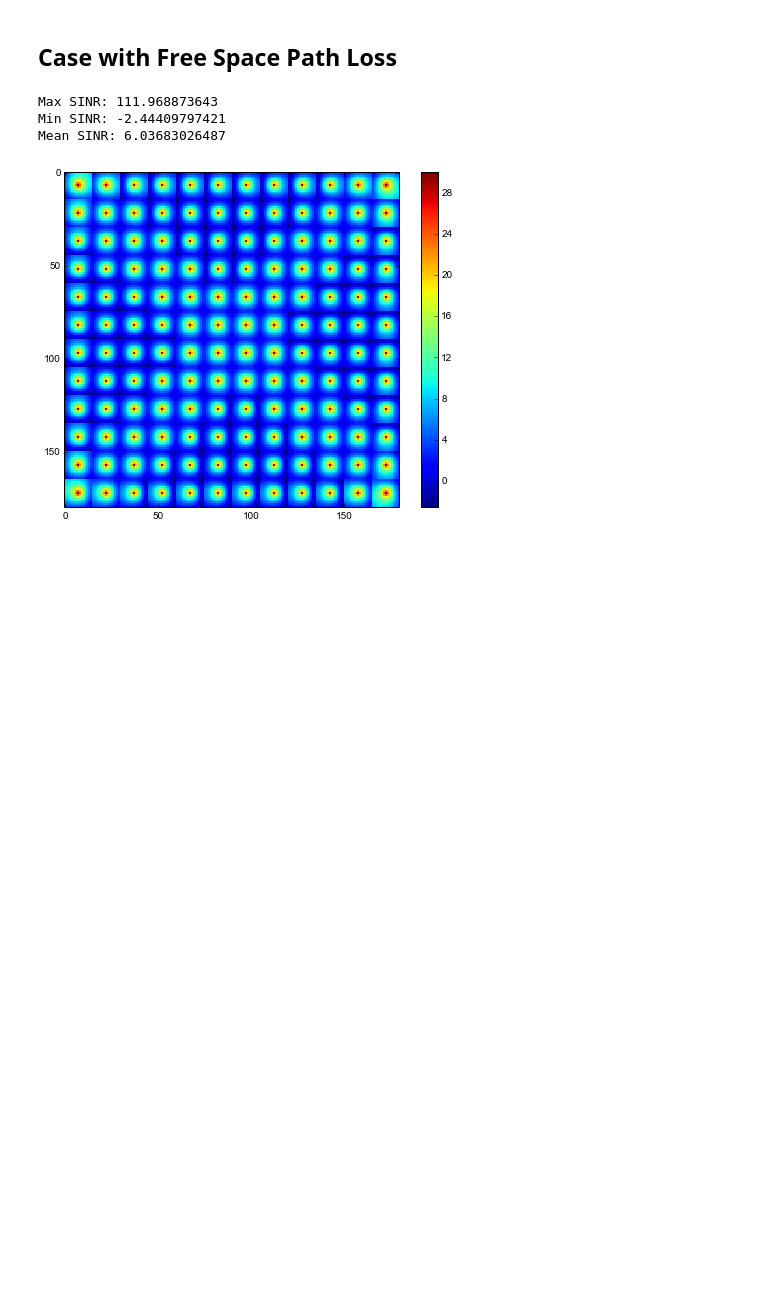
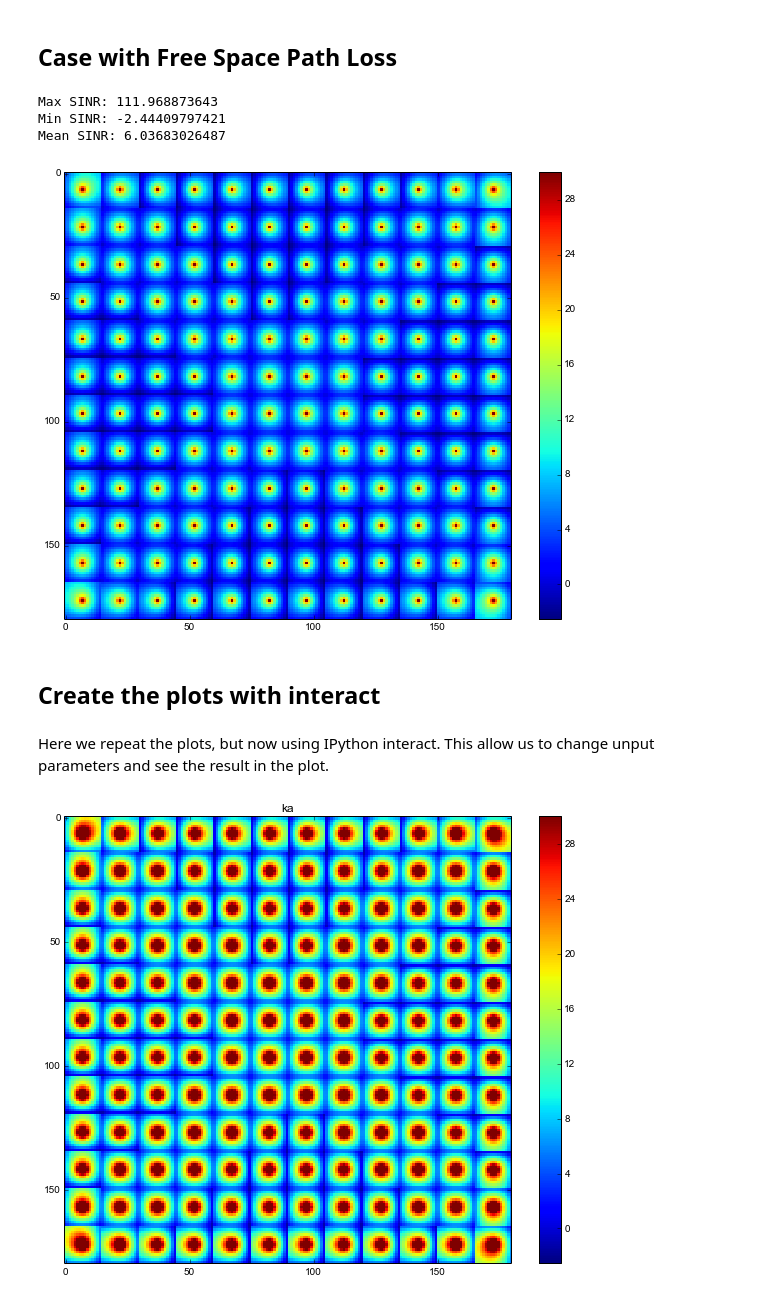
Before and after one commit to darcamo/pyphysim, a Jupyter notebook: ipython_notebooks/METIS Simple Scenario.ipynb, the cells around one changed output. Cells and saved outputs as stored; diff of their text form; code cells hidden in the pictures; blank space fills up the shorter version.

```diff
--- a/ipython_notebooks/METIS Simple Scenario.ipynb
+++ b/ipython_notebooks/METIS Simple Scenario.ipynb
@@ -180,11 +227,11 @@ sinr_array_pl_free_space_dB2 = prepare_sinr_array_for_color_plot(
 # %% [markdown]
 ## Plot case without path loss (only wall loss)
 # %%
-fig1, ax1 = subplots(figsize=(8, 6))
-print "Max SINR: {0}".format(sinr_array_pl_nothing_dB2.max())
-print "Min SINR: {0}".format(sinr_array_pl_nothing_dB2.min())
-print "Mean SINR: {0}".format(sinr_array_pl_nothing_dB2.mean())
-im1 = ax1.imshow(sinr_array_pl_nothing_dB2, interpolation='nearest', vmax=-1, vmin=-6.5)
+fig1, ax1 = plt.subplots(figsize=(8, 6))
+print "Max SINR: {0}".format(sinr_array_pl_nothing_dB.max())
+print "Min SINR: {0}".format(sinr_array_pl_nothing_dB.min())
+print "Mean SINR: {0}".format(sinr_array_pl_nothing_dB.mean())
+im1 = ax1.imshow(sinr_array_pl_nothing_dB, interpolation='nearest', vmax=-1, vmin=-6.5)
 fig1.colorbar(im1)
 plt.show()
 # %% [output]
@@ -210,15 +257,40 @@ Mean SINR: 13.5094579065
 # %% [markdown]
 ## Case with Free Space Path Loss
 # %%
-fig3, ax3 = subplots(figsize=(8, 6))
-print "Max SINR: {0}".format(sinr_array_pl_free_space_dB2.max())
-print "Min SINR: {0}".format(sinr_array_pl_free_space_dB2.min())
-print "Mean SINR: {0}".format(sinr_array_pl_free_space_dB2.mean())
-im3 = ax3.imshow(sinr_array_pl_free_space_dB2, interpolation='nearest', vmax=30, vmin=-2.5)
+fig3, ax3 = plt.subplots(figsize=(10, 8))
+print "Max SINR: {0}".format(sinr_array_pl_free_space_dB.max())
+print "Min SINR: {0}".format(sinr_array_pl_free_space_dB.min())
+print "Mean SINR: {0}".format(sinr_array_pl_free_space_dB.mean())
+im3 = ax3.imshow(sinr_array_pl_free_space_dB, interpolation='nearest', vmax=30, vmin=-2.5)
 fig3.colorbar(im3)
 plt.show()
 # %% [output]
 Max SINR: 111.968873643
 Min SINR: -2.44409797421
 Mean SINR: 6.03683026487
-[figure, old version]
+[figure, new version]
+# %% [markdown]
+## Create the plots with interact
+# %% [markdown]
+Here we repeat the plots, but now using IPython interact. This allow us to change unput parameters and see the result in the plot.
+# %%
+@interact(Pt_dBm=(0, 40, 5), noise_power_dBm=(-160, -100, 5), pl_model=['3gpp', 'free_space'])
+def plot_SINRs(Pt_dBm=30., noise_power_dBm=-160, pl_model='3gpp'):
+    noise_var = dBm2Linear(noise_power_dBm)
+    sinr_array_pl_nothing_dB, sinr_array_pl_3gpp_dB, sinr_array_pl_free_space_dB = calc_SINRs(Pt_dBm, noise_var)
+
+    if pl_model == '3gpp':
+        fig1, ax1 = plt.subplots(figsize=(10, 8))
+        im1 = ax1.imshow(sinr_array_pl_3gpp_dB, interpolation='nearest', vmax=30, vmin=-2.5)
+        fig1.colorbar(im3)
+        ax1.set_title('ka')
+        plt.show()
+    elif pl_model == 'free_space':
+        fig1, ax1 = plt.subplots(figsize=(10, 8))
+        im1 = ax1.imshow(sinr_array_pl_free_space_dB, interpolation='nearest', vmax=30, vmin=-2.5)
+        fig1.colorbar(im3)
+        plt.show()
+    else:
+         raise ValueError('Invalid path loss model: {0}'.format(pl_model))
+# %% [output]
+[figure, added]
```
Also changed, not shown: parts of 18 cells of this notebook.
